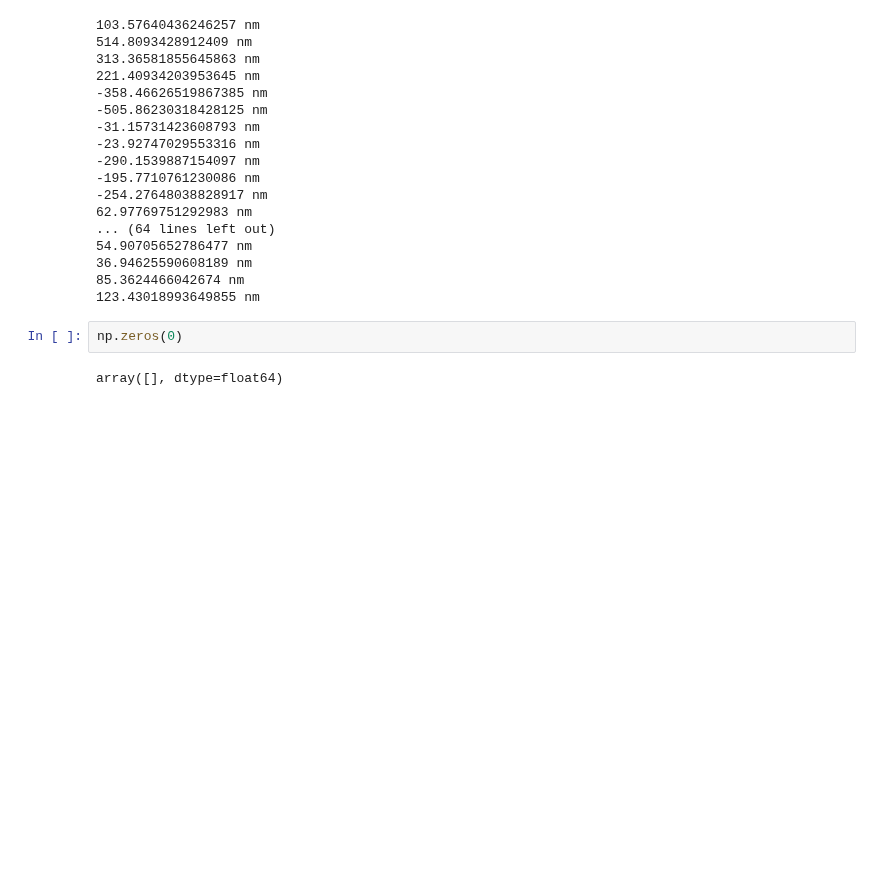
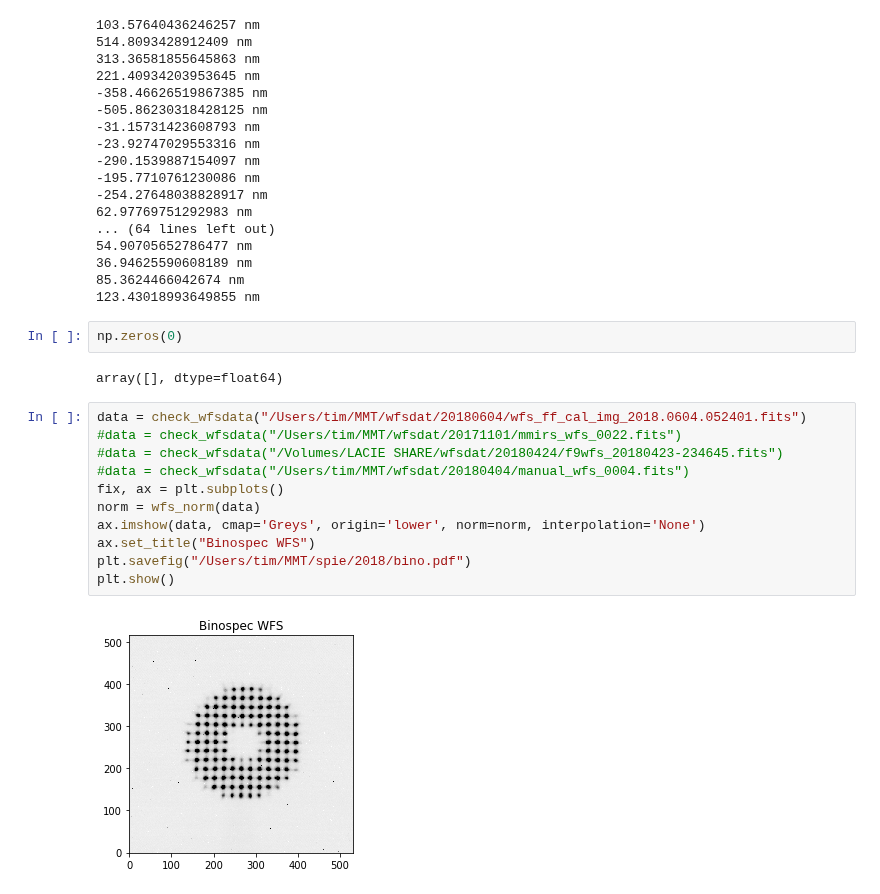
Before and after one commit to MMTObservatory/mmtwfs, a Jupyter notebook: notebooks/WFS testing.ipynb, the cells around one changed output. Saved outputs shown, nothing was run; the diff lists cells and outputs as text; blank space fills up the shorter version.

```diff
--- a/notebooks/WFS testing.ipynb
+++ b/notebooks/WFS testing.ipynb
@@ -777,3 +777,16 @@ for z in zv:
 np.zeros(0)
 # %% [output]
 array([], dtype=float64)
+# %%
+data = check_wfsdata("/Users/tim/MMT/wfsdat/20180604/wfs_ff_cal_img_2018.0604.052401.fits")
+#data = check_wfsdata("/Users/tim/MMT/wfsdat/20171101/mmirs_wfs_0022.fits")
+#data = check_wfsdata("/Volumes/LACIE SHARE/wfsdat/20180424/f9wfs_20180423-234645.fits")
+#data = check_wfsdata("/Users/tim/MMT/wfsdat/20180404/manual_wfs_0004.fits")
+fix, ax = plt.subplots()
+norm = wfs_norm(data)
+ax.imshow(data, cmap='Greys', origin='lower', norm=norm, interpolation='None')
+ax.set_title("Binospec WFS")
+plt.savefig("/Users/tim/MMT/spie/2018/bino.pdf")
+plt.show()
+# %% [output]
+[figure, added]
```
Also changed, not shown: 4 other files.
